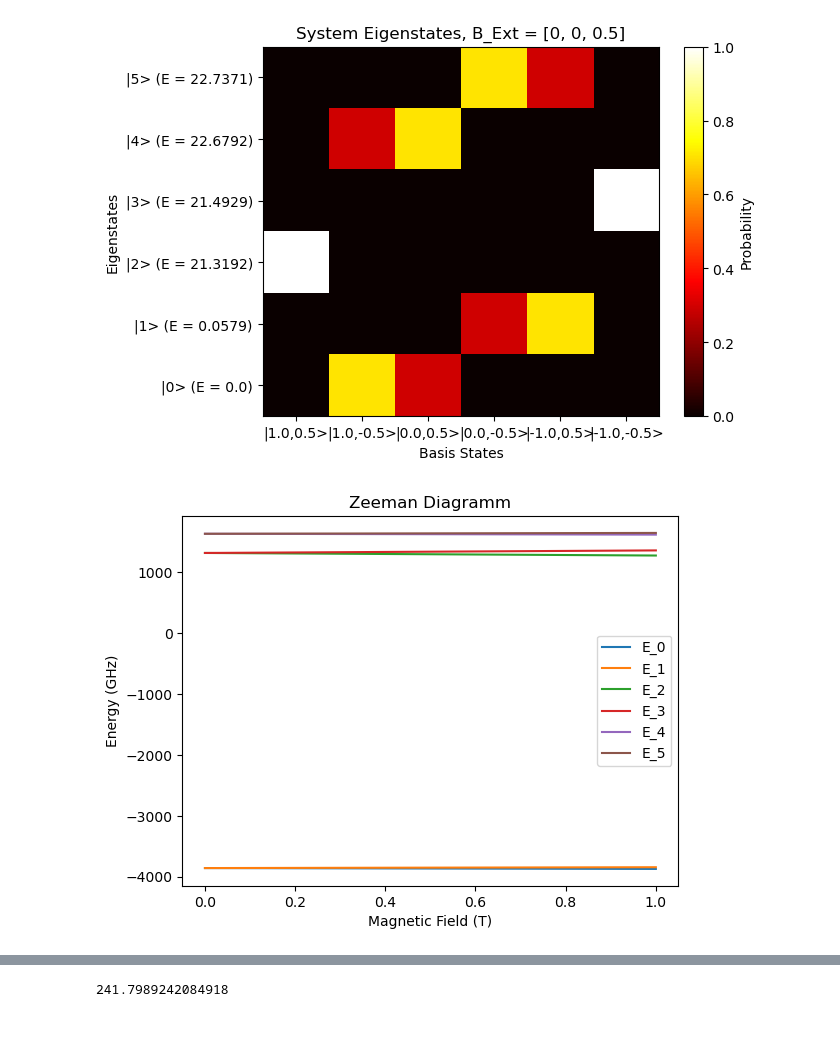
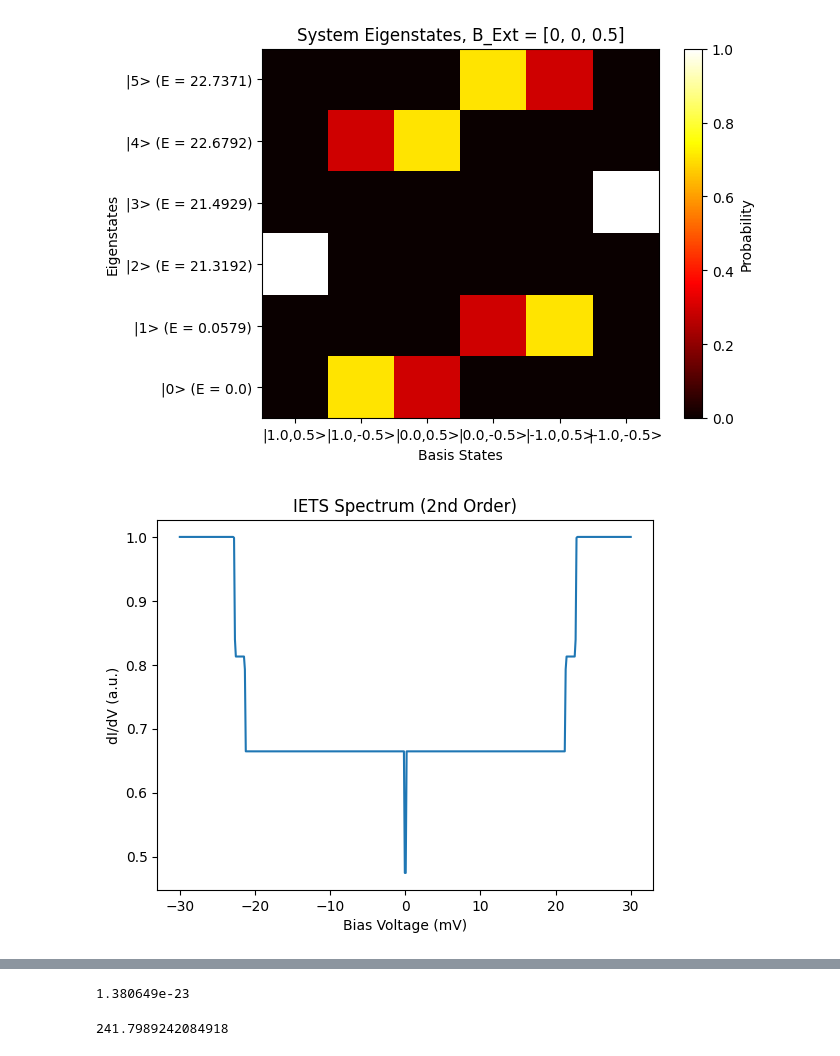
Before and after one commit to WillkeLab/Spinfinity, a Jupyter notebook: spinsimulation/Test_NewStructure.ipynb, the cells around one changed output, grey strips where cells are left out. Drawn from its saved outputs; the diff is of its cells as text; code cells hidden in the pictures; blank space fills up the shorter version.

Commit message:
Adding 2nd order dIdV to new calcdIdV package and a plot function to SpinVisualization

```diff
--- a/spinsimulation/Test_NewStructure.ipynb
+++ b/spinsimulation/Test_NewStructure.ipynb
@@ -9,18 +14,20 @@ import SpinVisualization as vis
 # %%
 # Example of our Ferrimagnet
 spinsys= SpinSys([1, 0.5])  # Initialize a SpinSys object
 
 # Giving the Values for the Spn Hamiltonian
 spinsys.B=[0,0,0.5]
-spinsys.Jvector=np.array([[14.65,14.65,14.65]])
+spinsys.Jvector=np.array([[14.65,14.65,14.65]]) #in meV
 spinsys.Dvector=np.array([-1.9,0])
 spinsys.AtomPositions=np.array([[0,0,0],[2,1,0]])
 spinsys.DipoleBool=[False]
 
+spinsys.T=0.1  # Set temperature in Kelvin
 # Plotting the Solution of the Spin Hamiltonian
 vis.plotEigenMatrix(spinsys, plot_type='p')  # Plot the eigenstate matrix as a probability heatmap
-vis.plotZeemanDiagramm(spinsys)  # Plot the Zeeman diagram for
-vis.plotEnergyVsSz(spinsys)  # Plot energy vs Sz matrix elements
+#vis.plotZeemanDiagramm(spinsys, Brange=[0,5],N=10)
+#vis.plotEnergyVsSz(spinsys)  # Plot energy vs Sz matrix elements
+vis.plotIETS(spinsys, Vrange=[-30, 30], N=500, norm=False)  # Calculate and plot the IETS for the given voltage range and number of points
 # %% [output]
-[figure, old version]
+[figure, new version]
-[figure, old version]
+[figure, new version]
@@ -28,3 +34,9 @@ vis.plotEnergyVsSz(spinsys)  # Plot energy vs Sz matrix elements
+# %%
+# Boltzmann constant in meV/K
+kB_meV_per_K = const.Boltzmann / const.e * 1e3
+kB_meV_per_K
+# %% [output]
+1.380649e-23
 # %%
 1e-12*const.e/const.h
 # %% [output]
```
Also changed, not shown: parts of 2 cells of this notebook, 3 other files.
